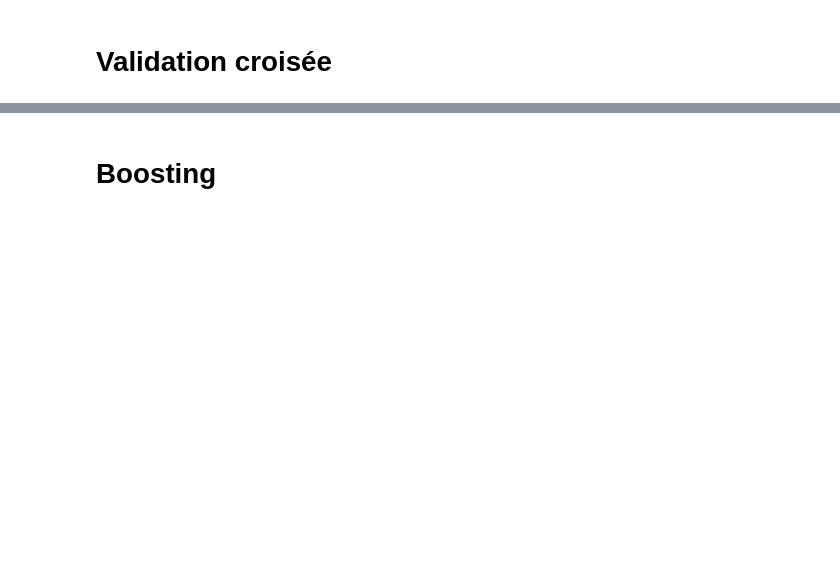
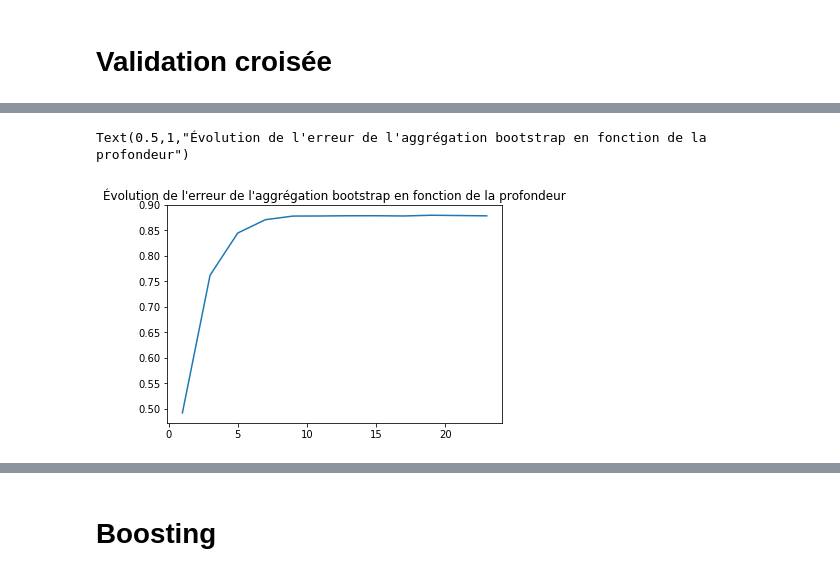
Before and after one commit to vlandeau/data_dojo, a Jupyter notebook: seconde_seance/Correction Modèles Avancés.ipynb, the cells around one changed output, grey strips where cells are left out. Drawn from its saved outputs; the diff is of its cells as text; code cells hidden in the pictures; blank space fills up the shorter version.

```diff
--- a/seconde_seance/Correction Modèles Avancés.ipynb
+++ b/seconde_seance/Correction Modèles Avancés.ipynb
@@ -337,0 +391,14 @@ graphviz.Source(dot_data)
+# %%
+score_bootstrap_aggregation_predictions = []
+for depth in max_depths:
+    tree_samples = [train_individual_tree(sample, depth) for sample in samples]
+    predictions_tree_samples = [tree.predict(x_test) for tree in tree_samples]
+    bootstrap_aggregation_predictions = sum(predictions_tree_samples) / n_samples
+    score_bootstrap_aggregation_predictions.append(
+        r2_score(y_test, bootstrap_aggregation_predictions))
+# %%
+plt.plot(max_depths, score_bootstrap_aggregation_predictions)
+plt.title(u"Évolution de l'erreur de l'aggrégation bootstrap en fonction de la profondeur")
+# %% [output]
+Text(0.5,1,"Évolution de l'erreur de l'aggrégation bootstrap en fonction de la profondeur")
+[figure, added]
```
Also changed, not shown: parts of 31 cells of this notebook.
